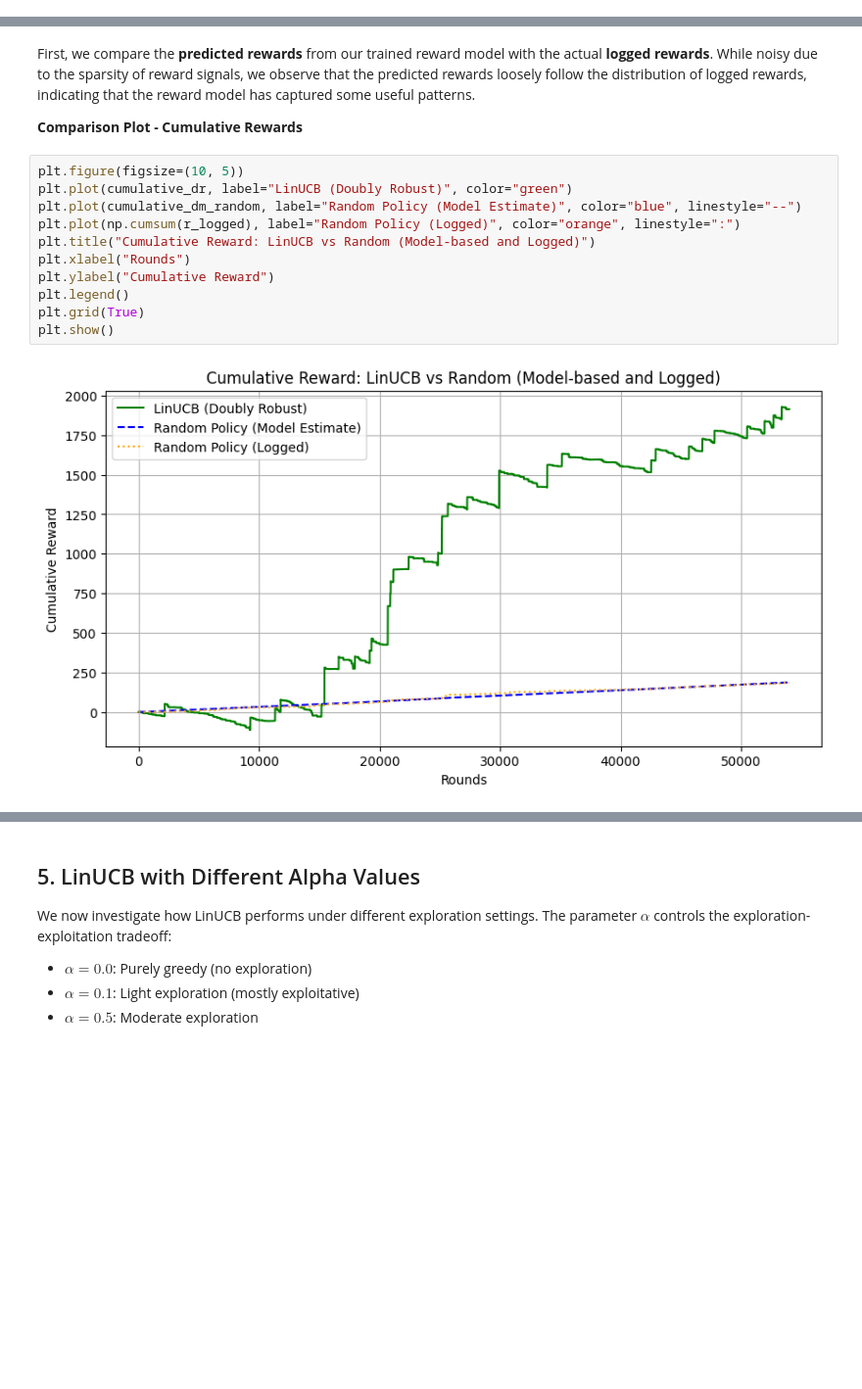
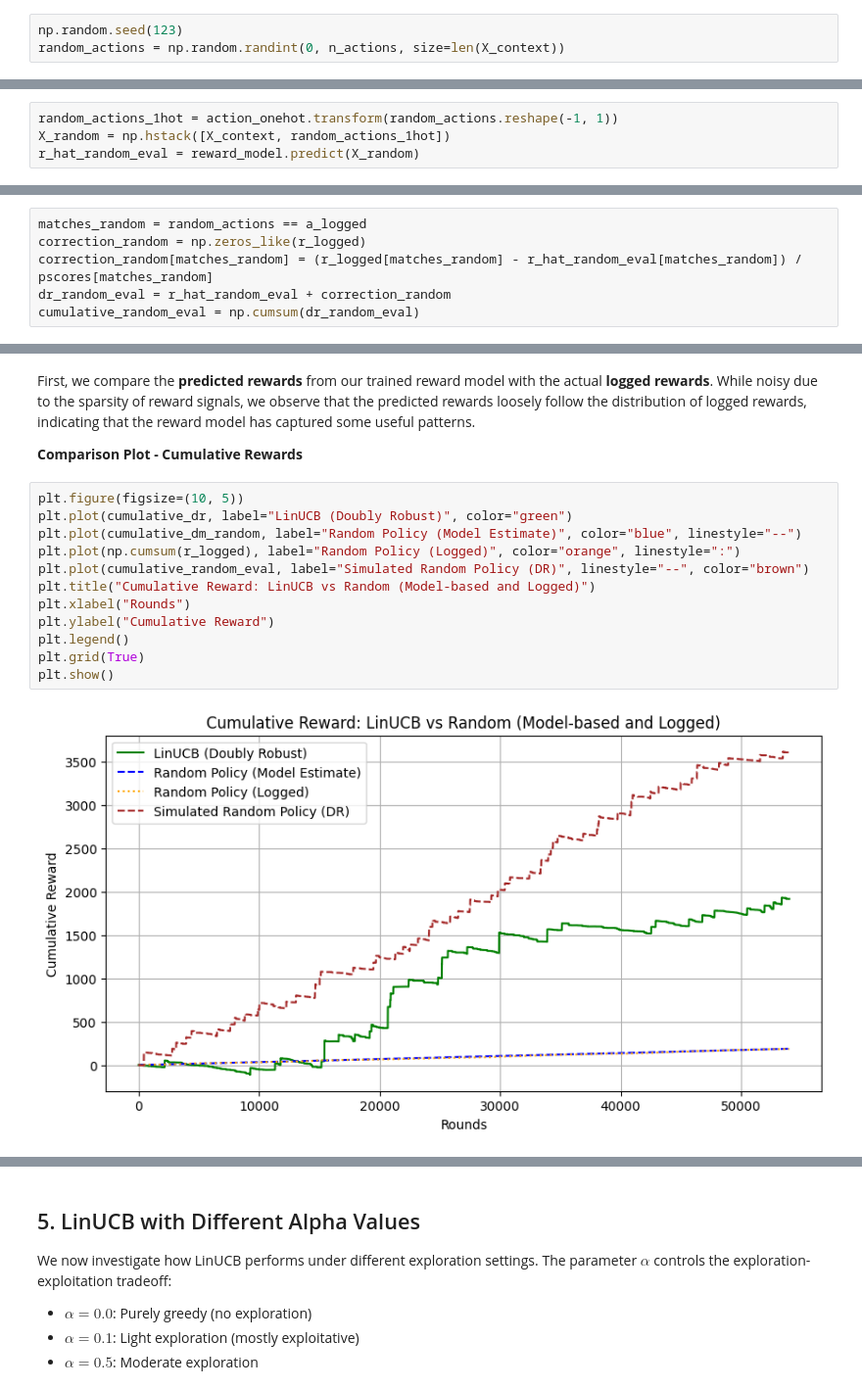
Before and after one commit to otausendschoen/contextual-bandit-benchmark, a Jupyter notebook: 03_main.ipynb, the cells around one changed output, grey strips where cells are left out. Shown at 98% size. Drawn from its saved outputs; the diff is of its cells as text; blank space fills up the shorter version.

```diff
--- a/03_main.ipynb
+++ b/03_main.ipynb
@@ -427,0 +432,3 @@ cumulative_random = np.cumsum(r_logged)
+# %%
+np.random.seed(123)
+random_actions = np.random.randint(0, n_actions, size=len(X_context))
@@ -427,0 +437,4 @@ cumulative_random = np.cumsum(r_logged)
+# %%
+random_actions_1hot = action_onehot.transform(random_actions.reshape(-1, 1))
+X_random = np.hstack([X_context, random_actions_1hot])
+r_hat_random_eval = reward_model.predict(X_random)
@@ -428 +443,7 @@ cumulative_random = np.cumsum(r_logged)
+# %%
+matches_random = random_actions == a_logged
+correction_random = np.zeros_like(r_logged)
+correction_random[matches_random] = (r_logged[matches_random] - r_hat_random_eval[matches_random]) / pscores[matches_random]
+dr_random_eval = r_hat_random_eval + correction_random
+cumulative_random_eval = np.cumsum(dr_random_eval)
 # %% [markdown]
@@ -451,16 +472,17 @@ First, we compare the **predicted rewards** from our trained reward model with t
 # %%
 plt.figure(figsize=(10, 5))
 plt.plot(cumulative_dr, label="LinUCB (Doubly Robust)", color="green")
 plt.plot(cumulative_dm_random, label="Random Policy (Model Estimate)", color="blue", linestyle="--")
 plt.plot(np.cumsum(r_logged), label="Random Policy (Logged)", color="orange", linestyle=":")
+plt.plot(cumulative_random_eval, label="Simulated Random Policy (DR)", linestyle="--", color="brown")
 plt.title("Cumulative Reward: LinUCB vs Random (Model-based and Logged)")
 plt.xlabel("Rounds")
 plt.ylabel("Cumulative Reward")
 plt.legend()
 plt.grid(True)
 plt.show()
 # %% [output]
-[figure, old version]
+[figure, new version]
 # %% [markdown]
 ##### **Results: Doubly Robust (DR) Evaluation**
 
```
Also changed, not shown: parts of 13 cells of this notebook, 2 other files.
